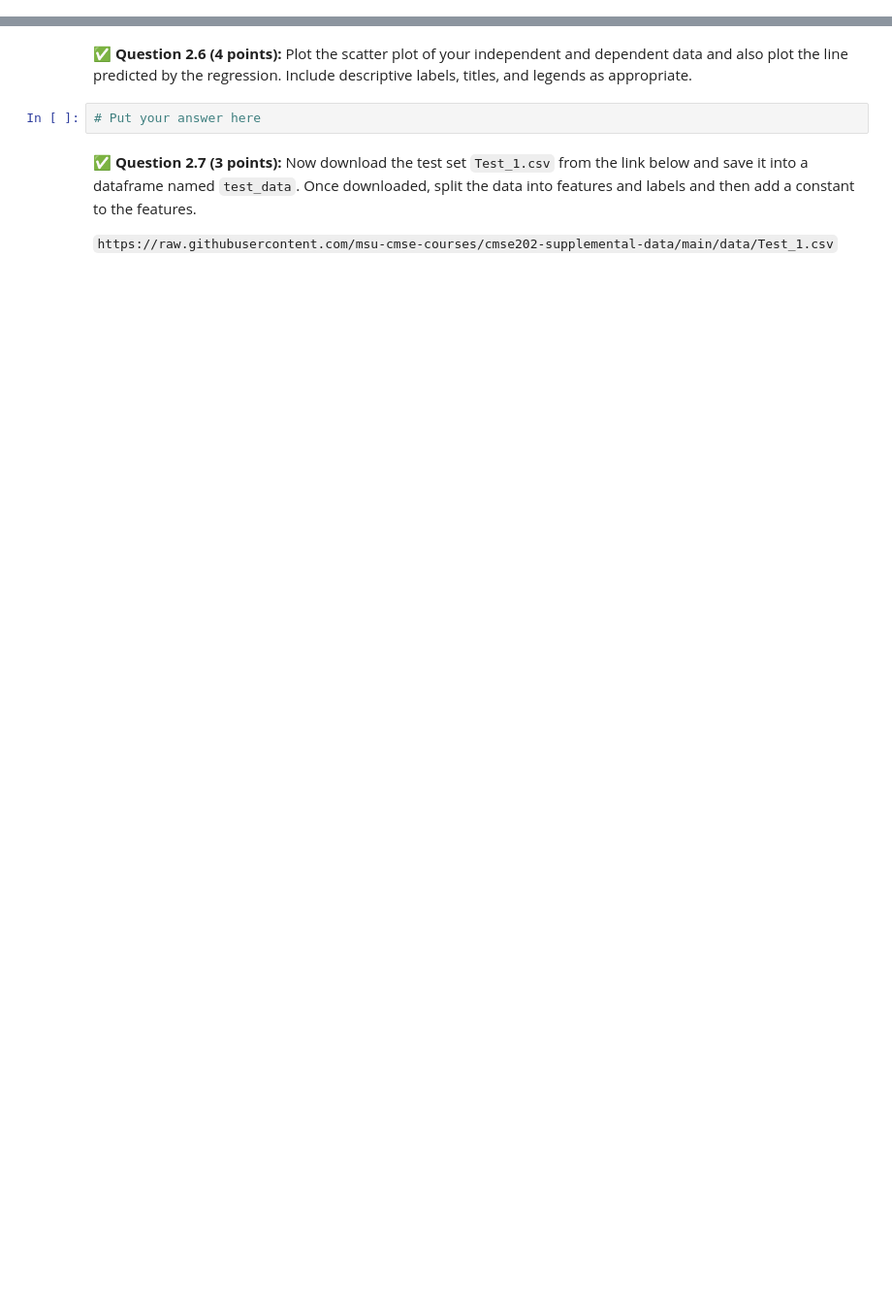
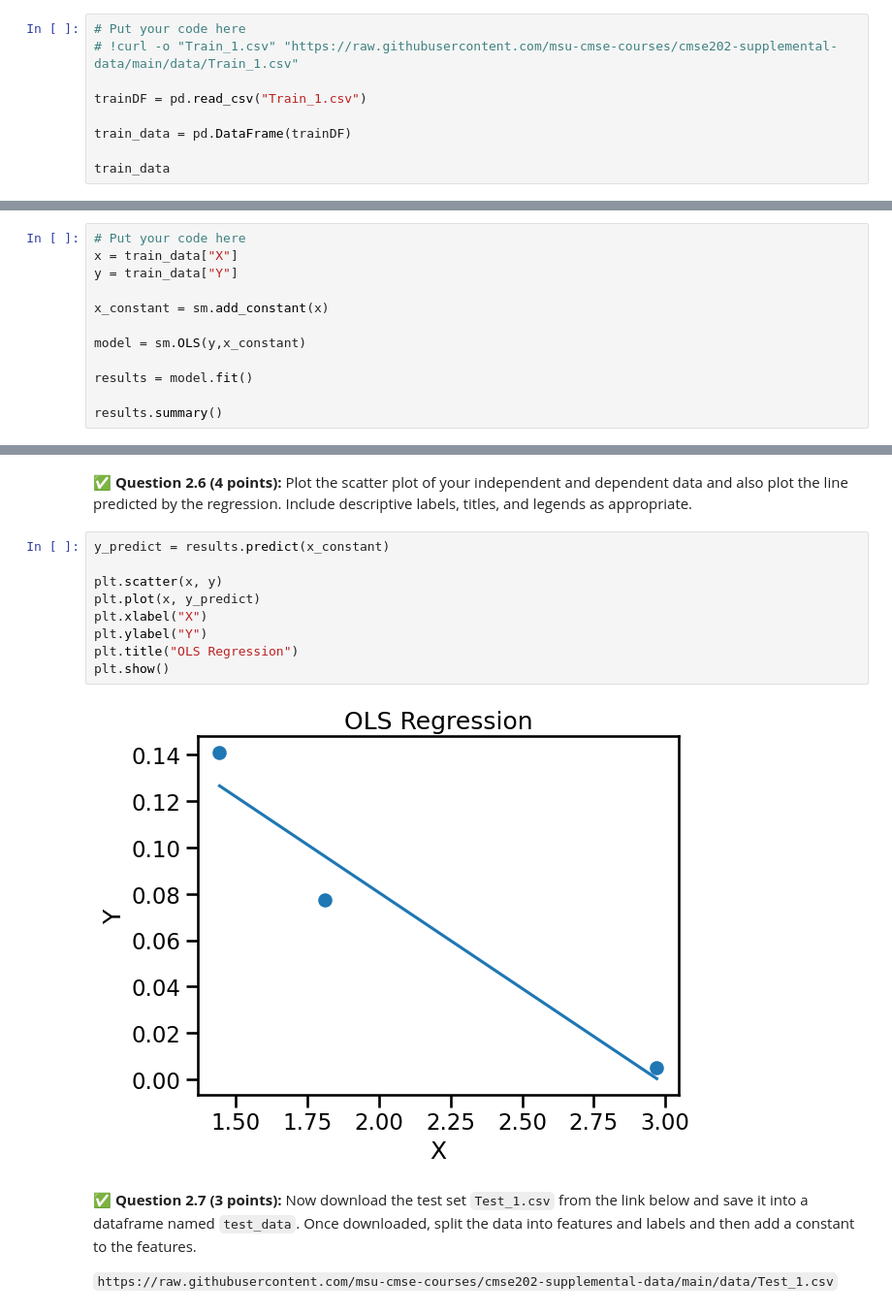
Before and after one commit to MrBay39/CMSE202-S-26-TurnIn, a Jupyter notebook: hw-03/HW-03_Regression-S26-Steven_Goller.ipynb, the cells around one changed output, grey strips where cells are left out. Shown at 97% size. Drawn from its saved outputs; the diff is of its cells as text; blank space fills up the shorter version.

```diff
--- a/hw-03/HW-03_Regression-S26-Steven_Goller.ipynb
+++ b/hw-03/HW-03_Regression-S26-Steven_Goller.ipynb
@@ -117,0 +115,9 @@ In this part, we'll perform some one-variable linear regression analysis on the
+# %%
+# Put your code here
+# !curl -o "Train_1.csv" "https://raw.githubusercontent.com/msu-cmse-courses/cmse202-supplemental-data/main/data/Train_1.csv"
+
+trainDF = pd.read_csv("Train_1.csv")
+
+train_data = pd.DataFrame(trainDF)
+
+train_data
@@ -125,0 +135,12 @@ In this part, we'll perform some one-variable linear regression analysis on the
+# %%
+# Put your code here
+x = train_data["X"]
+y = train_data["Y"]
+
+x_constant = sm.add_constant(x)
+
+model = sm.OLS(y,x_constant)
+
+results = model.fit()
+
+results.summary()
@@ -130,7 +171,16 @@ In this part, we'll perform some one-variable linear regression analysis on the
 # %% [markdown]
 &#9989; **Question 2.6 (4 points):** Plot the scatter plot of your independent and dependent data and also plot the line predicted by the regression. Include descriptive labels, titles, and legends as appropriate.
-# %%
-# Put your answer here
+# %%
+y_predict = results.predict(x_constant)
+
+plt.scatter(x, y)
+plt.plot(x, y_predict)
+plt.xlabel("X")
+plt.ylabel("Y")
+plt.title("OLS Regression")
+plt.show()
+# %% [output]
+[figure, added]
 # %% [markdown]
 &#9989; **Question 2.7 (3 points):** Now download the test set `Test_1.csv` from the link below and save it into a dataframe named `test_data`. Once downloaded, split the data into features and labels and then add a constant to the features.
 
```
Also changed, not shown: parts of 17 cells of this notebook, 2 other files.
